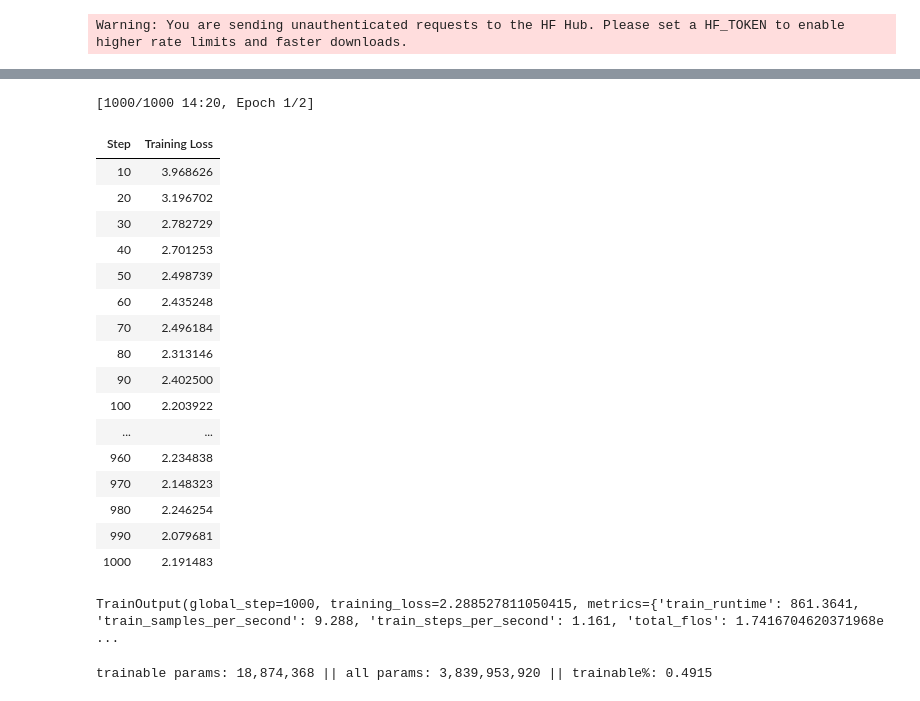
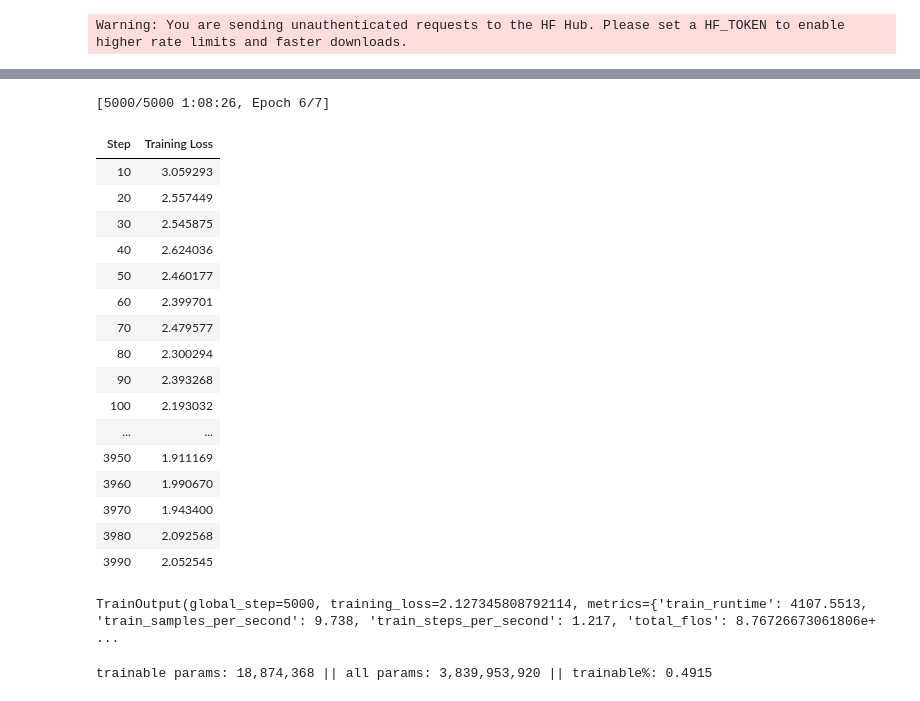
Before and after one commit to samuelxery/Torch, a Jupyter notebook: torch9.ipynb, the cells around one changed output, grey strips where cells are left out. Cells and saved outputs as stored; diff of their text form; code cells hidden in the pictures.

```diff
--- a/torch9.ipynb
+++ b/torch9.ipynb
@@ -119,46 +120,46 @@ model = get_peft_model(model, config)
 # %%
 from trl import SFTTrainer
 from transformers import TrainingArguments
 
 training_args = TrainingArguments(
     output_dir="./finetune",
     per_device_train_batch_size=2,
     gradient_accumulation_steps=4,
     learning_rate=5e-5,
-    max_steps=1000,
+    max_steps=5000,
     fp16=False,
     logging_steps=10,
     bf16 = True
 )
 
 trainer = SFTTrainer(
     model=model,
     train_dataset=dataset,
     args=training_args,
 )
 
 
 trainer.train()
 # %% [output]
-[1000/1000 14:20, Epoch 1/2]
+[5000/5000 1:08:26, Epoch 6/7]
 | Step | Training Loss |
-| 10 | 3.968626 |
-| 20 | 3.196702 |
-| 30 | 2.782729 |
-| 40 | 2.701253 |
-| 50 | 2.498739 |
-| 60 | 2.435248 |
-| 70 | 2.496184 |
-| 80 | 2.313146 |
-| 90 | 2.402500 |
-| 100 | 2.203922 |
+| 10 | 3.059293 |
+| 20 | 2.557449 |
+| 30 | 2.545875 |
+| 40 | 2.624036 |
+| 50 | 2.460177 |
+| 60 | 2.399701 |
+| 70 | 2.479577 |
+| 80 | 2.300294 |
+| 90 | 2.393268 |
+| 100 | 2.193032 |
 | ... | ... |
-| 960 | 2.234838 |
-| 970 | 2.148323 |
-| 980 | 2.246254 |
-| 990 | 2.079681 |
-| 1000 | 2.191483 |
+| 3950 | 1.911169 |
+| 3960 | 1.990670 |
+| 3970 | 1.943400 |
+| 3980 | 2.092568 |
+| 3990 | 2.052545 |
-TrainOutput(global_step=1000, training_loss=2.288527811050415, metrics={'train_runtime': 861.3641, 'train_samples_per_second': 9.288, 'train_steps_per_second': 1.161, 'total_flos': 1.7416704620371968e ...
+TrainOutput(global_step=5000, training_loss=2.127345808792114, metrics={'train_runtime': 4107.5513, 'train_samples_per_second': 9.738, 'train_steps_per_second': 1.217, 'total_flos': 8.76726673061806e+ ...
 # %%
 model.print_trainable_parameters()
 # %% [output]
```
Also changed, not shown: parts of 1 cell of this notebook, 12 other files.
